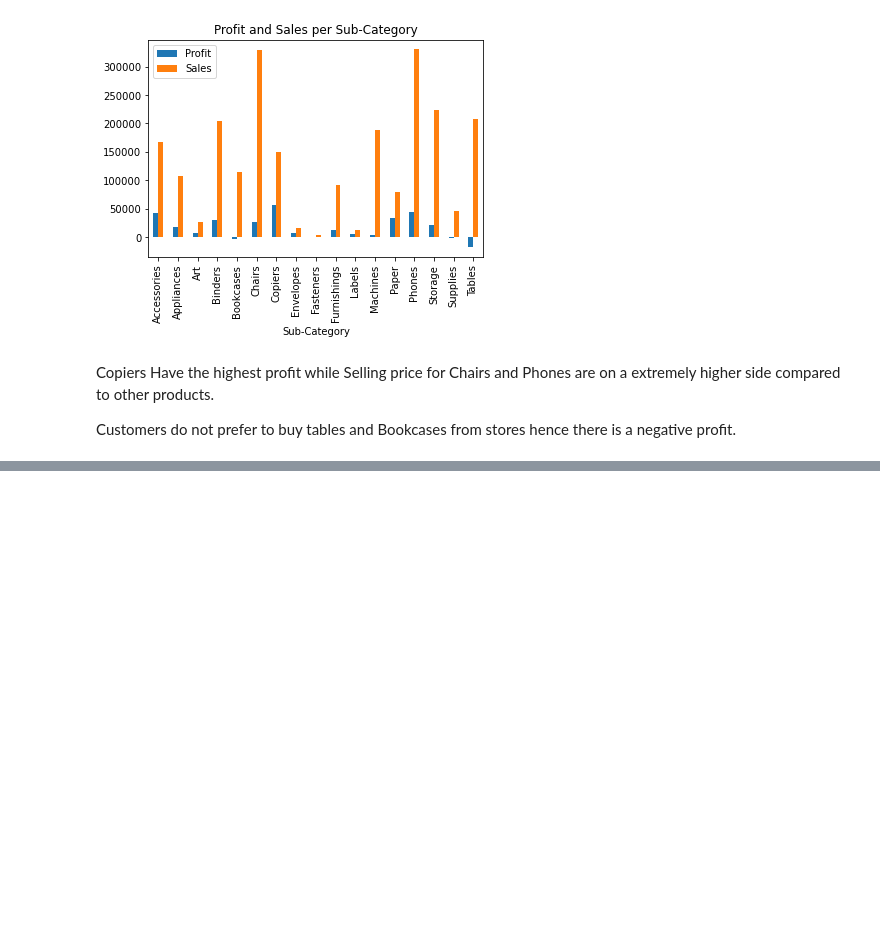
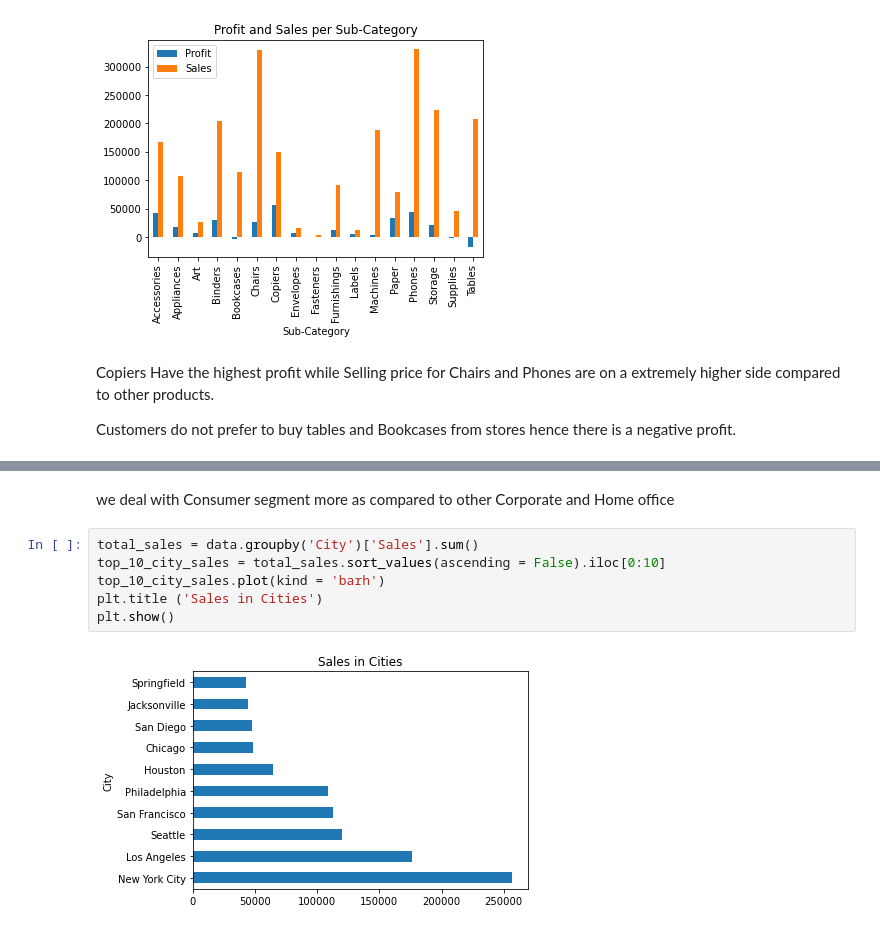
Before and after one commit to AnushreeKanathila/GRIP, a Jupyter notebook: Task 3/Task 3.ipynb, the cells around one changed output, grey strips where cells are left out. Cells and saved outputs as stored; diff of their text form; blank space fills up the shorter version.

```diff
--- a/Task 3/Task 3.ipynb
+++ b/Task 3/Task 3.ipynb
@@ -253,0 +270,10 @@ Customers do not prefer to buy tables and Bookcases from stores hence there is a
+# %% [markdown]
+we deal with Consumer segment more as compared to other Corporate and Home office
+# %%
+total_sales = data.groupby('City')['Sales'].sum()
+top_10_city_sales = total_sales.sort_values(ascending = False).iloc[0:10]
+top_10_city_sales.plot(kind = 'barh')
+plt.title ('Sales in Cities')
+plt.show()
+# %% [output]
+[figure, added]
```
Also changed, not shown: parts of 27 cells of this notebook.
